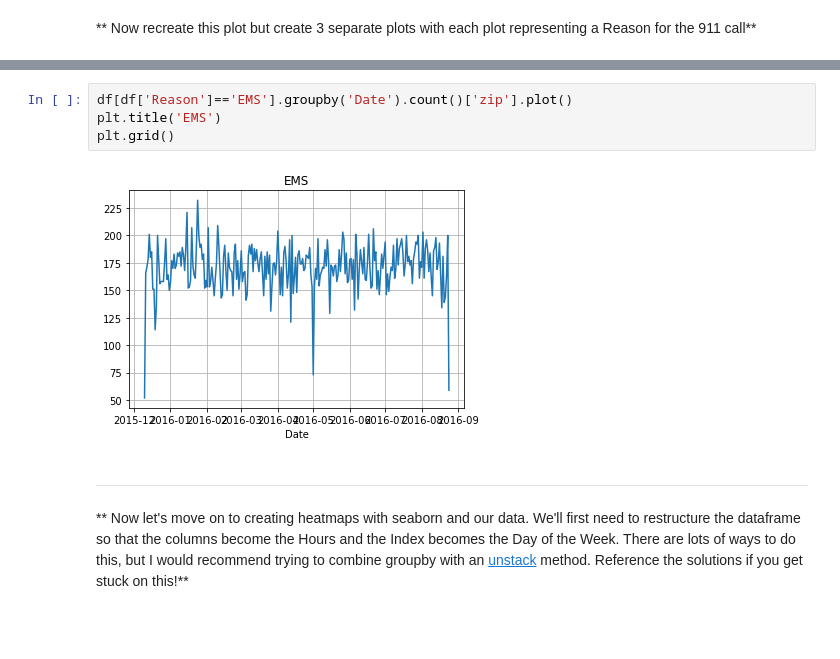
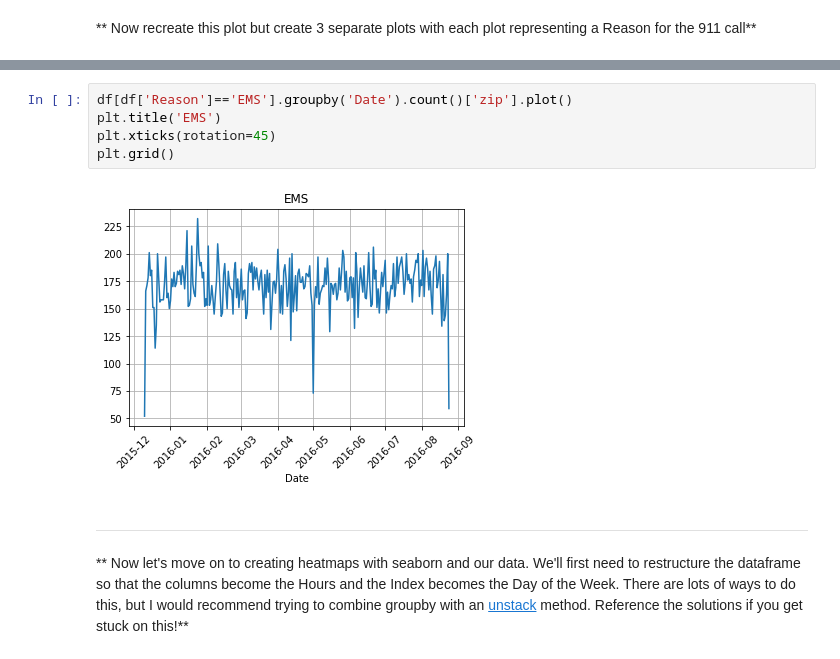
Before and after one commit to timc823/IST347, a Jupyter notebook: Week_1/01_911_Calls_Data_Project_Project.ipynb, the cells around one changed output, grey strips where cells are left out. Saved outputs shown, nothing was run; the diff lists cells and outputs as text; blank space fills up the shorter version.

```diff
--- a/Week_1/01_911_Calls_Data_Project_Project.ipynb
+++ b/Week_1/01_911_Calls_Data_Project_Project.ipynb
@@ -268,9 +271,10 @@ plt.grid()
 # %%
 df[df['Reason']=='EMS'].groupby('Date').count()['zip'].plot()
 plt.title('EMS')
+plt.xticks(rotation=45)
 plt.grid()
 # %% [output]
-[figure, old version]
+[figure, new version]
 # %% [markdown]
 ____
 ** Now let's move on to creating  heatmaps with seaborn and our data. We'll first need to restructure the dataframe so that the columns become the Hours and the Index becomes the Day of the Week. There are lots of ways to do this, but I would recommend trying to combine groupby with an [unstack](http://pandas.pydata.org/pandas-docs/stable/generated/pandas.DataFrame.unstack.html) method. Reference the solutions if you get stuck on this!**
```
Also changed, not shown: parts of 4 cells of this notebook, 1 other file.
